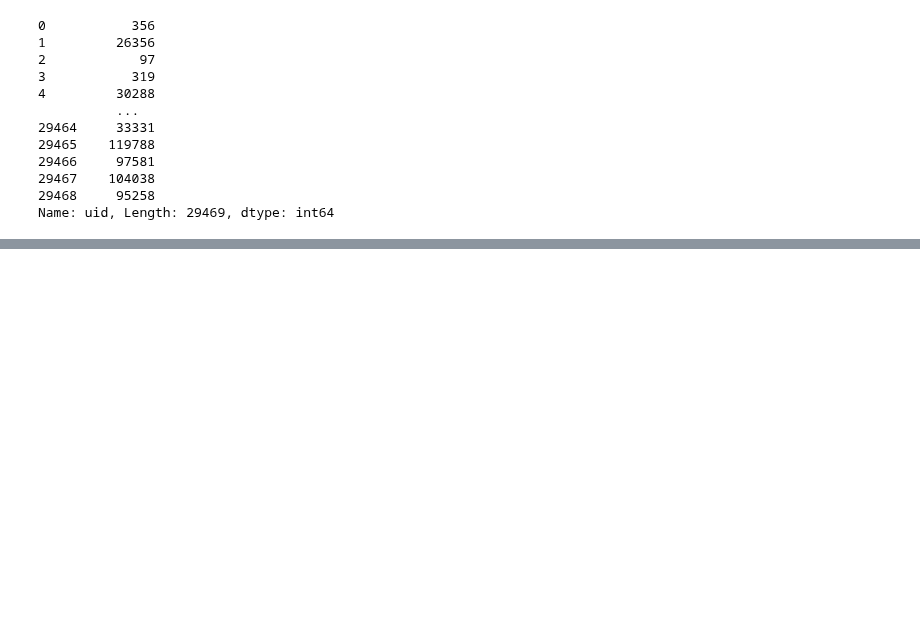
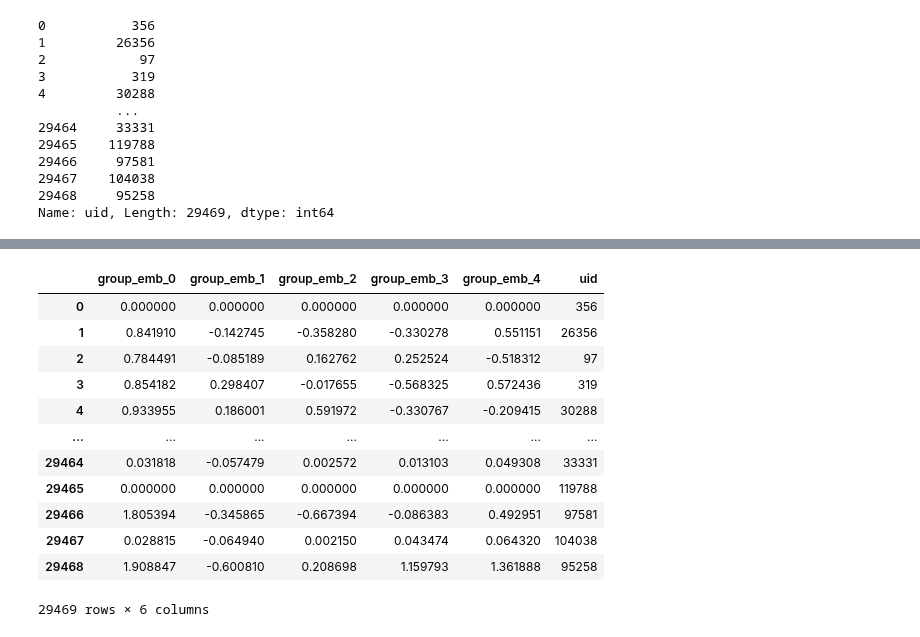
Before and after one commit to tyamgin/mlbootcamp, a Jupyter notebook: vkcup2021_2/solution.ipynb, the cells around one changed output, grey strips where cells are left out. Drawn from its saved outputs; the diff is of its cells as text; code cells hidden in the pictures; blank space fills up the shorter version.

Commit message:
group embeddings

```diff
--- a/vkcup2021_2/solution.ipynb
+++ b/vkcup2021_2/solution.ipynb
@@ -57,6 +57,8 @@ grid = expand_grid({
     'bagging_fraction': [0.9],
     'bagging_freq': [6],
     'num_boost_round': [400],
+    'group_embeddings_n_components': [5],
+    'group_embeddings_n_iter': [44],
 })
 min_rmse = 1e10
 best_params = None
@@ -71,6 +73,8 @@ for i, r in grid.iterrows():
         'bagging_fraction': r.bagging_fraction,
         'bagging_freq': r.bagging_freq,
         'num_boost_round': r.num_boost_round,
+        'group_embeddings_n_components': r.group_embeddings_n_components,
+        'group_embeddings_n_iter': r.group_embeddings_n_iter,
     })
     rr = cross_validation(model, train, n_folds=5, n_iters=1, verbose=0)
     if rr < min_rmse:
@@ -128,7 +247,7 @@ prod_model = LgbModel({
     'boosting_type': 'gbdt',
     'min_data_in_leaf': 25,
     'lambda_l2': 0.06,
-    'num_leaves': 17,
+    'num_leaves': 20,
     'learning_rate': 0.035,
     'feature_fraction': 0.8,
     'bagging_fraction': 0.9,
@@ -273,0 +400,10 @@ Name: uid, Length: 29469, dtype: int64
+# %%
+x = []
+y = []
+uids = []
+for i, uid in enumerate(train.edu.uid):
+    for gid in train.groups.get(uid, []):
+        x.append(i)
+        y.append(gid)
+    uids.append(uid)
+mat = coo_matrix((np.repeat(1, len(x)), (x, y)), shape=(max(x) + 1, max(y) + 1))
@@ -273,0 +415,4 @@ Name: uid, Length: 29469, dtype: int64
+# %%
+%%time
+svder = TruncatedSVD(n_components=5, n_iter=30)#n_iter=40
+feats = svder.fit_transform(mat)
@@ -273,0 +422,18 @@ Name: uid, Length: 29469, dtype: int64
+# %%
+d = pd.DataFrame(feats, columns=[f"group_emb_{i}" for i in range(feats.shape[1])])
+d['uid'] = uids
+d
+# %% [output]
+|  | group_emb_0 | group_emb_1 | group_emb_2 | group_emb_3 | group_emb_4 | uid |
+| 0 | 0.000000 | 0.000000 | 0.000000 | 0.000000 | 0.000000 | 356 |
+| 1 | 0.841910 | -0.142745 | -0.358280 | -0.330278 | 0.551151 | 26356 |
+| 2 | 0.784491 | -0.085189 | 0.162762 | 0.252524 | -0.518312 | 97 |
+| 3 | 0.854182 | 0.298407 | -0.017655 | -0.568325 | 0.572436 | 319 |
+| 4 | 0.933955 | 0.186001 | 0.591972 | -0.330767 | -0.209415 | 30288 |
+| ... | ... | ... | ... | ... | ... | ... |
+| 29464 | 0.031818 | -0.057479 | 0.002572 | 0.013103 | 0.049308 | 33331 |
+| 29465 | 0.000000 | 0.000000 | 0.000000 | 0.000000 | 0.000000 | 119788 |
+| 29466 | 1.805394 | -0.345865 | -0.667394 | -0.086383 | 0.492951 | 97581 |
+| 29467 | 0.028815 | -0.064940 | 0.002150 | 0.043474 | 0.064320 | 104038 |
+| 29468 | 1.908847 | -0.600810 | 0.208698 | 1.159793 | 1.361888 | 95258 |
+29469 rows × 6 columns
```
Also changed, not shown: parts of 8 cells of this notebook, 2 other files.
